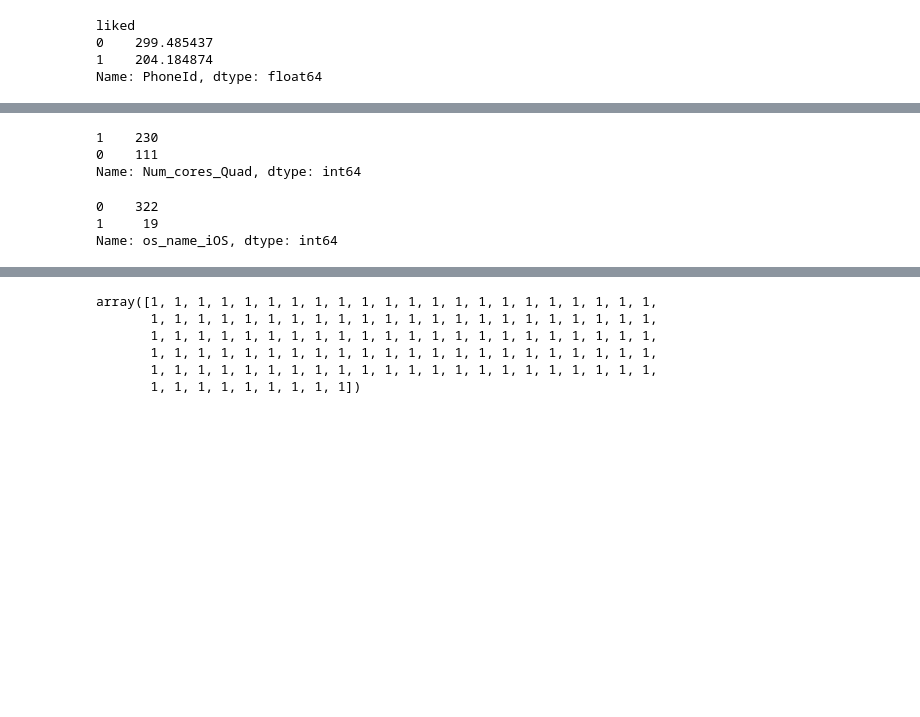
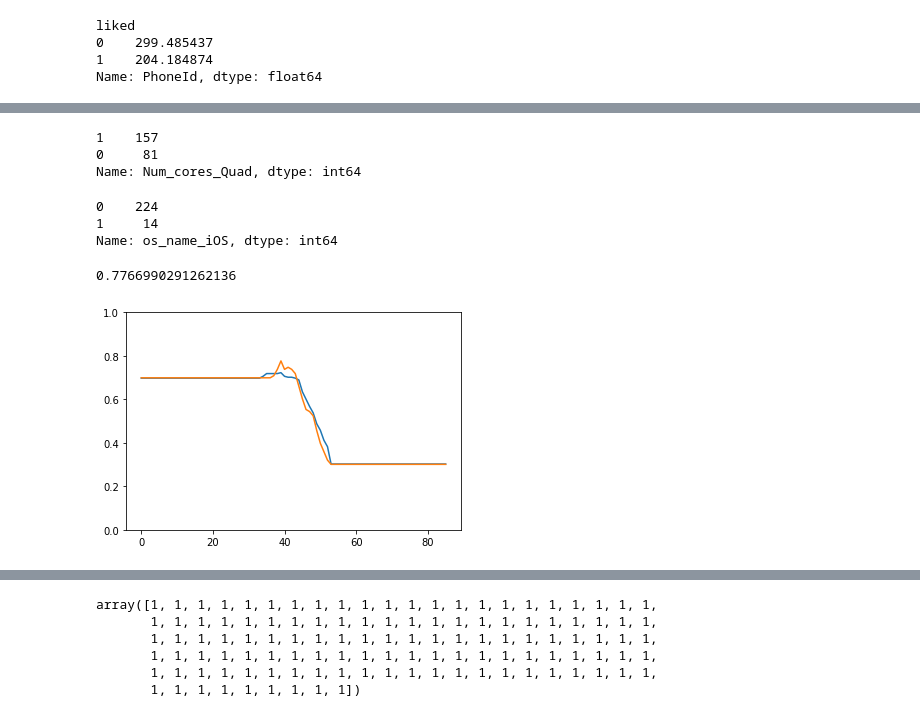
Before and after one commit to championballer/one-fourth-labs-deep-learning, a Jupyter notebook: Lecture 8 - Contest1/Submission2.ipynb, the cells around one changed output, grey strips where cells are left out. Saved outputs shown, nothing was run; the diff lists cells and outputs as text; code cells hidden in the pictures; blank space fills up the shorter version.

```diff
--- a/Lecture 8 - Contest1/Submission2.ipynb
+++ b/Lecture 8 - Contest1/Submission2.ipynb
@@ -753,15 +738,17 @@ x
+# %%
+x_train, x_val, y_train, y_val = train_test_split(x,y,test_size=0.3,stratify=y,random_state=1)
 # %%
-x['Num_cores_Quad'].value_counts()
+x_train['Num_cores_Quad'].value_counts()
 # %% [output]
-1    230
-0    111
+1    157
+0     81
 Name: Num_cores_Quad, dtype: int64
 # %%
-x['os_name_iOS'].value_counts()
+x_train['os_name_iOS'].value_counts()
 # %% [output]
-0    322
-1     19
+0    224
+1     14
 Name: os_name_iOS, dtype: int64
 # %%
-x_train = x.values
-y_train = y.values
+x_train = x_train.values
+x_val = x_val.values
@@ -768,3 +757,11 @@ y_train = y.values
+# %%
+accuracy_score(mp.predict(x_val),y_val)
+# %% [output]
+0.7766990291262136
+# %%
+mp.train_test_analyse(x_train,y_train,x_val,y_val)
+# %% [output]
+[figure, added]
 # %%
 mp.fit(x_train,y_train)
 # %% [output]
```
Also changed, not shown: parts of 20 cells of this notebook, 1 other file.
